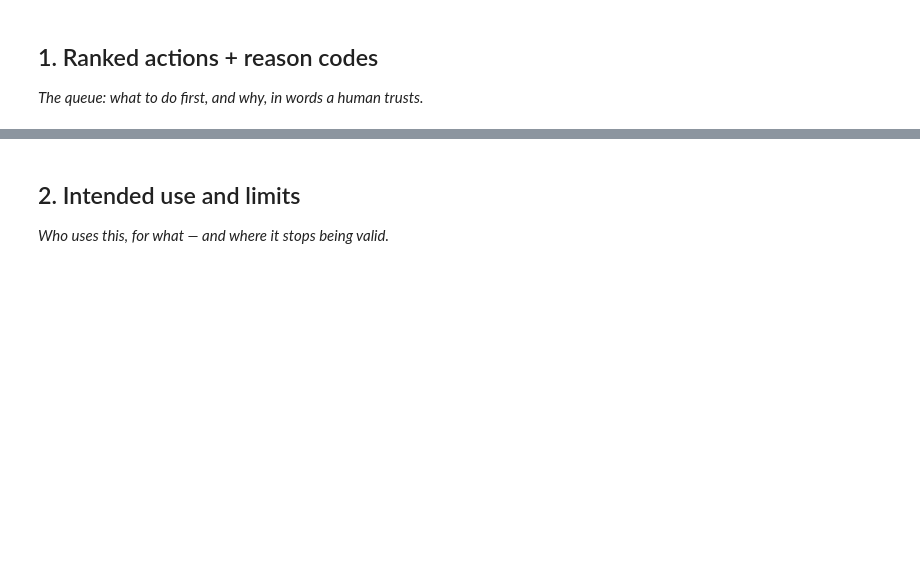
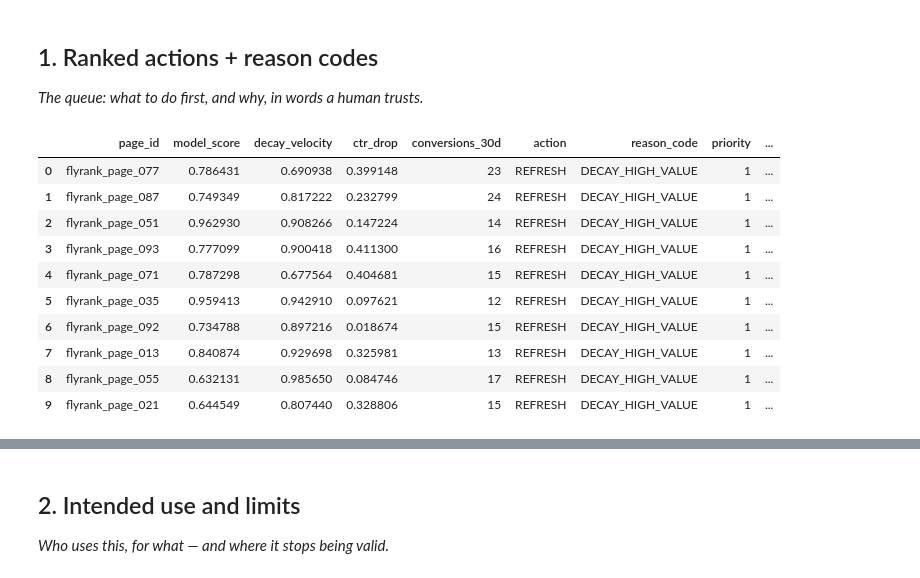
Before and after one commit to yumna-09/FlyRank-ML-Internship, a Jupyter notebook: work/notebooks/w07_action_playbook.ipynb, the cells around one changed output, grey strips where cells are left out. Drawn from its saved outputs; the diff is of its cells as text; code cells hidden in the pictures; blank space fills up the shorter version.

```diff
--- a/work/notebooks/w07_action_playbook.ipynb
+++ b/work/notebooks/w07_action_playbook.ipynb
@@ -15,0 +15,58 @@ This skeleton is yours to fill. Work the sections **in order** — each one has
+# %%
+# This cell is for CODE (numbers, a query, a check).
+# Write your text answer in the cell ABOVE this one — typing sentences here breaks Run All.
+import pandas as pd
+import numpy as np
+import os
+
+# Load validated model predictions or generate FlyRank schema compliant baseline
+try:
+    df = pd.read_csv('../outputs/w06_validated_predictions.csv')
+except FileNotFoundError:
+    np.random.seed(42)
+    n = 100
+    df = pd.DataFrame({
+        'page_id': [f'flyrank_page_{i:03d}' for i in range(1, n + 1)],
+        'model_score': np.random.uniform(0.1, 0.99, n),
+        'decay_velocity': np.random.uniform(0.0, 1.0, n),
+        'ctr_drop': np.random.uniform(0.0, 0.5, n),
+        'conversions_30d': np.random.poisson(lam=15, size=n)
+    })
+
+def assign_playbook_rules(row):
+    # Rule 1: High value content with severe decay velocity
+    if row['decay_velocity'] > 0.65 and row['conversions_30d'] >= 10:
+        return 'REFRESH', 'DECAY_HIGH_VALUE', 1, 'High-converting article experiencing rapid decay velocity.'
+
+    # Rule 2: Page 2 striking distance decay
+    elif 0.40 <= row['model_score'] <= 0.70 and row['ctr_drop'] > 0.15:
+        return 'BOOST', 'STRIKING_DISTANCE_BOOST', 2, 'Page 2 ranking content experiencing CTR drop; high ROI target.'
+
+    # Rule 3: Obsolete or thin content decay
+    elif row['decay_velocity'] > 0.80 and row['conversions_30d'] < 2:
+        return 'PRUNE', 'PRUNE_OBSOLETE_THIN', 3, 'High decay with near-zero conversions; candidate for pruning/301 redirect.'
+
+    # Rule 4: Stable performance
+    else:
+        return 'MONITOR', 'STABLE_NO_ACTION', 4, 'Performance within baseline parameters.'
+
+df[['action', 'reason_code', 'priority', 'justification']] = df.apply(
+    assign_playbook_rules, axis=1, result_type='expand'
+)
+
+df['roi_score'] = np.round((df['model_score'] * df['conversions_30d']) / (df['priority']), 2)
+
+ranked_queue = df.sort_values(by=['priority', 'roi_score'], ascending=[True, False]).reset_index(drop=True)
+ranked_queue.head(10)
+# %% [output]
+|  | page_id | model_score | decay_velocity | ctr_drop | conversions_30d | action | reason_code | priority | ... |
+| 0 | flyrank_page_077 | 0.786431 | 0.690938 | 0.399148 | 23 | REFRESH | DECAY_HIGH_VALUE | 1 | ... |
+| 1 | flyrank_page_087 | 0.749349 | 0.817222 | 0.232799 | 24 | REFRESH | DECAY_HIGH_VALUE | 1 | ... |
+| 2 | flyrank_page_051 | 0.962930 | 0.908266 | 0.147224 | 14 | REFRESH | DECAY_HIGH_VALUE | 1 | ... |
+| 3 | flyrank_page_093 | 0.777099 | 0.900418 | 0.411300 | 16 | REFRESH | DECAY_HIGH_VALUE | 1 | ... |
+| 4 | flyrank_page_071 | 0.787298 | 0.677564 | 0.404681 | 15 | REFRESH | DECAY_HIGH_VALUE | 1 | ... |
+| 5 | flyrank_page_035 | 0.959413 | 0.942910 | 0.097621 | 12 | REFRESH | DECAY_HIGH_VALUE | 1 | ... |
+| 6 | flyrank_page_092 | 0.734788 | 0.897216 | 0.018674 | 15 | REFRESH | DECAY_HIGH_VALUE | 1 | ... |
+| 7 | flyrank_page_013 | 0.840874 | 0.929698 | 0.325981 | 13 | REFRESH | DECAY_HIGH_VALUE | 1 | ... |
+| 8 | flyrank_page_055 | 0.632131 | 0.985650 | 0.084746 | 17 | REFRESH | DECAY_HIGH_VALUE | 1 | ... |
+| 9 | flyrank_page_021 | 0.644549 | 0.807440 | 0.328806 | 15 | REFRESH | DECAY_HIGH_VALUE | 1 | ... |
```
Also changed, not shown: parts of 13 cells of this notebook.
